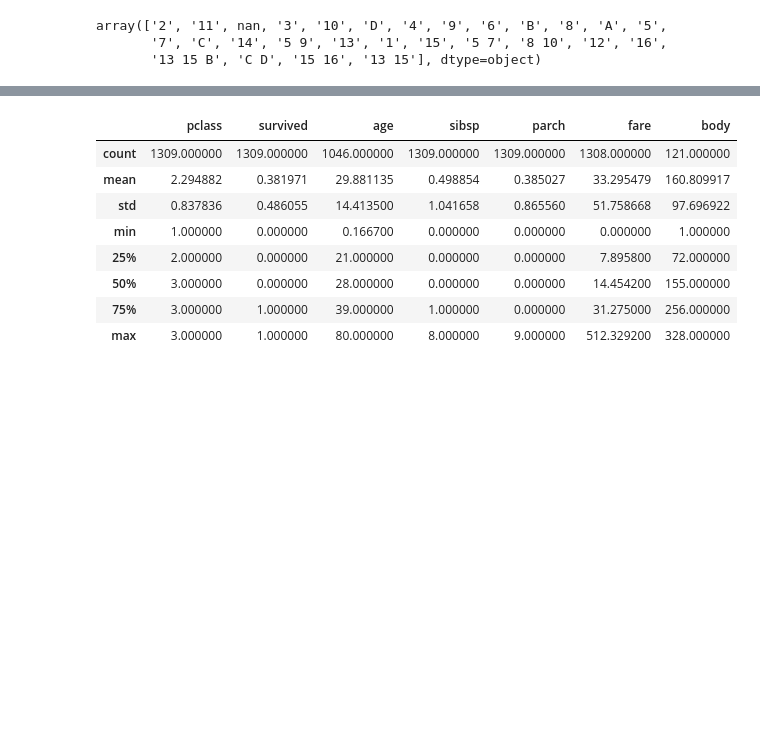
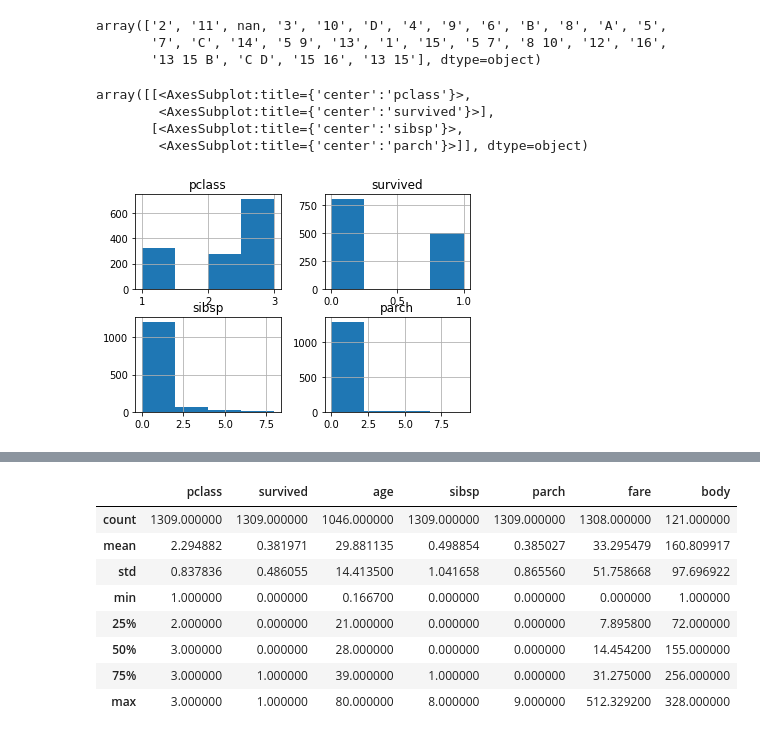
Before and after one commit to martinlietz/LetsCode, a Jupyter notebook: PI Data Science/03. Bibliotecas e APIs/02. Pandas/Aula 3 - pandas_eda_titanic.ipynb, the cells around one changed output, grey strips where cells are left out. Drawn from its saved outputs; the diff is of its cells as text; code cells hidden in the pictures; blank space fills up the shorter version.

```diff
--- a/PI Data Science/03. Bibliotecas e APIs/02. Pandas/Aula 3 - pandas_eda_titanic.ipynb
+++ b/PI Data Science/03. Bibliotecas e APIs/02. Pandas/Aula 3 - pandas_eda_titanic.ipynb
@@ -327,3 +325,11 @@ df["boat"].unique()
 array(['2', '11', nan, '3', '10', 'D', '4', '9', '6', 'B', '8', 'A', '5',
        '7', 'C', '14', '5 9', '13', '1', '15', '5 7', '8 10', '12', '16',
        '13 15 B', 'C D', '15 16', '13 15'], dtype=object)
+# %%
+df.hist(bins=4)
+# %% [output]
+array([[<AxesSubplot:title={'center':'pclass'}>,
+        <AxesSubplot:title={'center':'survived'}>],
+       [<AxesSubplot:title={'center':'sibsp'}>,
+        <AxesSubplot:title={'center':'parch'}>]], dtype=object)
+[figure, added]
```
Also changed, not shown: parts of 10 cells of this notebook, 2 other files.
